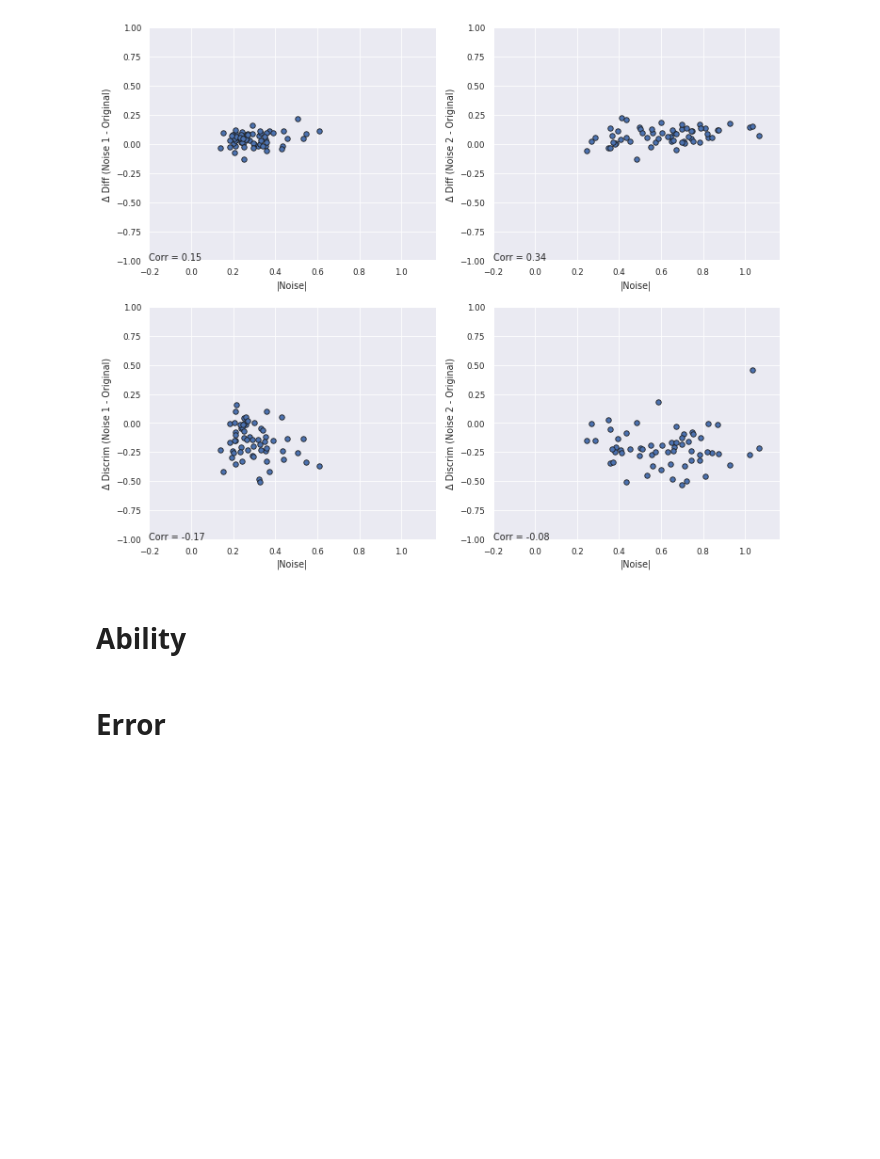
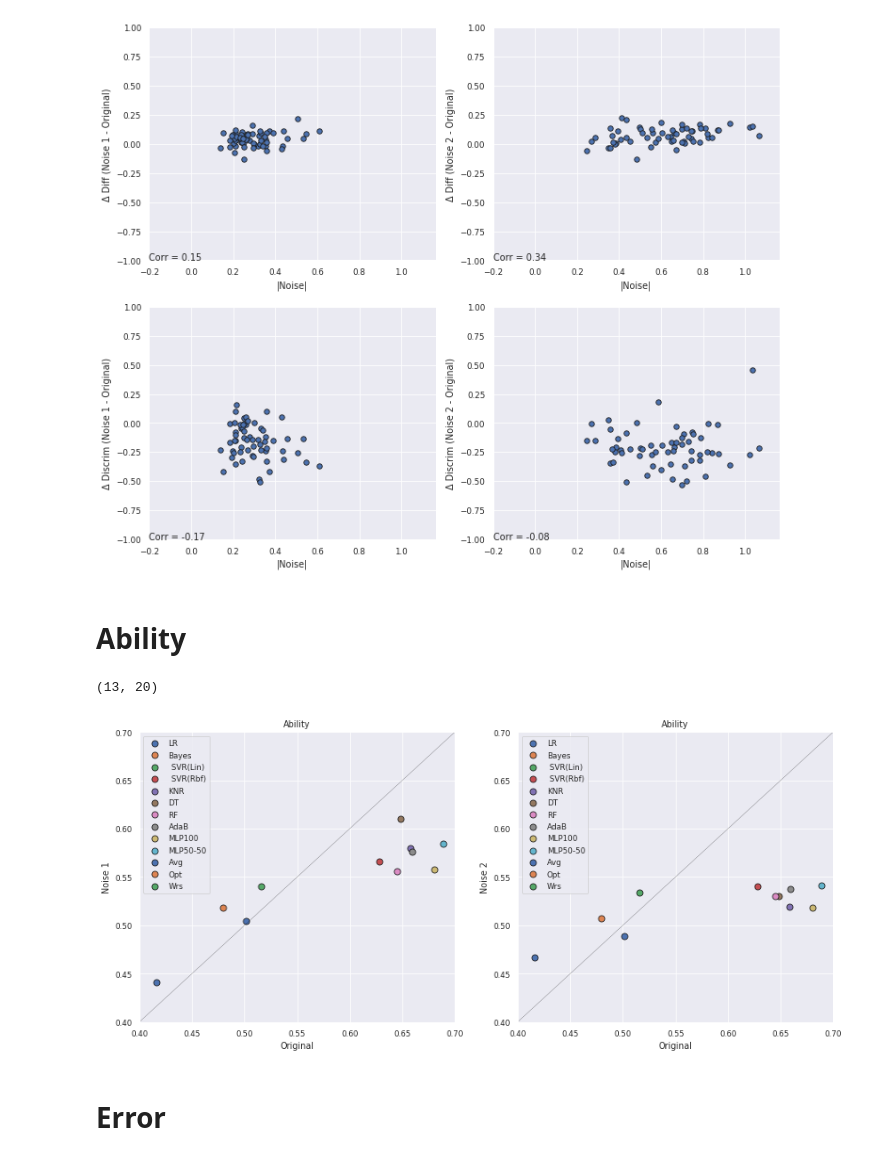
Before and after one commit to jvcm/irt_project, a Jupyter notebook: analysis.ipynb, the cells around one changed output. Drawn from its saved outputs; the diff is of its cells as text; code cells hidden in the pictures; blank space fills up the shorter version.

```diff
--- a/analysis.ipynb
+++ b/analysis.ipynb
@@ -291,22 +291,28 @@ for h, param in enumerate(['Diff', 'Discrim']):
 [figure]
 # %% [markdown]
 # Ability
+# %%
+abilities.shape
+# %% [output]
+(13, 20)
 # %%
 fig, axes = plt.subplots(1, 2, figsize=(14,6))
-mdls = mdls = ['LR', '  Bayes', ' SVR(L)', ' SVR(R)', 'KNR', 'DT', 'RF', 'AdaB', 'MLP100', 'MLP50-50', 'Avg', 'Opt', 'Wrs']
+mdls = mdls = ['LR', 'Bayes', ' SVR(Lin)', ' SVR(Rbf)', 'KNR', 'DT', 'RF', 'AdaB', 'MLP100', 'MLP50-50', 'Avg', 'Opt', 'Wrs']
 lim = [0.4, 0.7]
 
-for i, noisy in enumerate(plts[1:]):
-    axes[i].scatter(all_files[0][0].iloc[:-1, -1], all_files[i+1][0].iloc[:-1, -1], edgecolor='k')
-    for j, txt in enumerate(mdls):
-        axes[i].text(all_files[0][0].iloc[j, -1], all_files[i+1][0].iloc[j, -1], ' '+txt, fontsize=7)
+for i, noise in enumerate(noises_i[1:]):
+    for j, mdl in enumerate(mdls):
+        axes[i].scatter(abilities[j, 0], abilities[j, noise], s = 50, label = mdl, edgecolor='k')
     axes[i].set_xlim(lim)
     axes[i].set_ylim(lim)
     axes[i].set_xlabel('Original')
-    axes[i].set_ylabel(noisy)
+    axes[i].set_ylabel('Noise ' + str(i+1))
     axes[i].set_title('Ability')
     axes[i].plot(lim, lim, linewidth=0.2, c='black')
-fig.savefig('./Results_IRT/'+name+'/ability')
+    axes[i].legend()
+# fig.savefig('./Results_IRT/'+name+'/ability')
+# %% [output]
+[figure, added]
 # %% [markdown]
 # Error
 # %%
```
Also changed, not shown: parts of 6 cells of this notebook.
